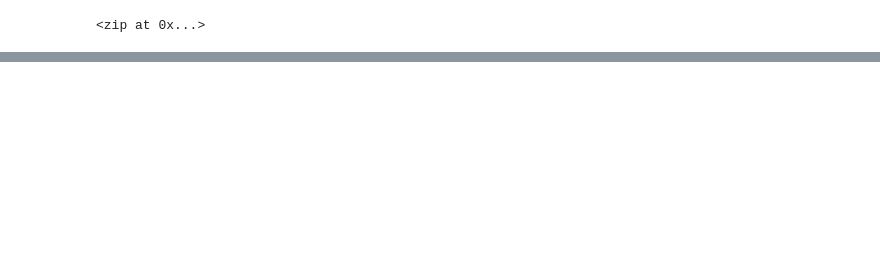
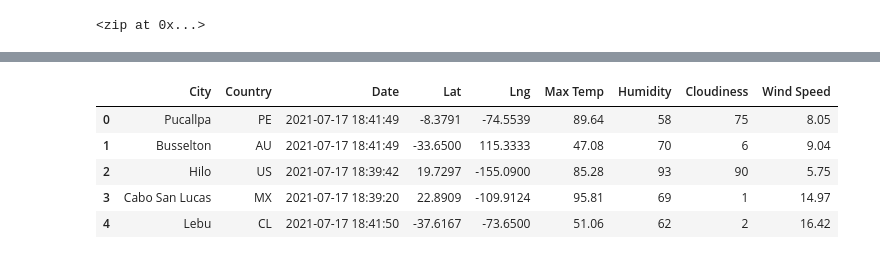
Before and after one commit to mbreitner/World_Weather_Analysis, a Jupyter notebook: WeatherPy.ipynb, the cells around one changed output, grey strips where cells are left out. Drawn from its saved outputs; the diff is of its cells as text; code cells hidden in the pictures; blank space fills up the shorter version.

```diff
--- a/WeatherPy.ipynb
+++ b/WeatherPy.ipynb
@@ -33,0 +149,13 @@ len(cities)
+# %%
+# re-order the dataframe columns
+new_column_order = ["City", "Country", "Date", "Lat", "Lng", "Max Temp", "Humidity", "Cloudiness", "Wind Speed"]
+# %%
+city_data_df = city_data_df[new_column_order]
+city_data_df.head()
+# %% [output]
+|  | City | Country | Date | Lat | Lng | Max Temp | Humidity | Cloudiness | Wind Speed |
+| 0 | Pucallpa | PE | 2021-07-17 18:41:49 | -8.3791 | -74.5539 | 89.64 | 58 | 75 | 8.05 |
+| 1 | Busselton | AU | 2021-07-17 18:41:49 | -33.6500 | 115.3333 | 47.08 | 70 | 6 | 9.04 |
+| 2 | Hilo | US | 2021-07-17 18:39:42 | 19.7297 | -155.0900 | 85.28 | 93 | 90 | 5.75 |
+| 3 | Cabo San Lucas | MX | 2021-07-17 18:39:20 | 22.8909 | -109.9124 | 95.81 | 69 | 1 | 14.97 |
+| 4 | Lebu | CL | 2021-07-17 18:41:50 | -37.6167 | -73.6500 | 51.06 | 62 | 2 | 16.42 |
```
Also changed, not shown: parts of 9 cells of this notebook, 3 other files.
